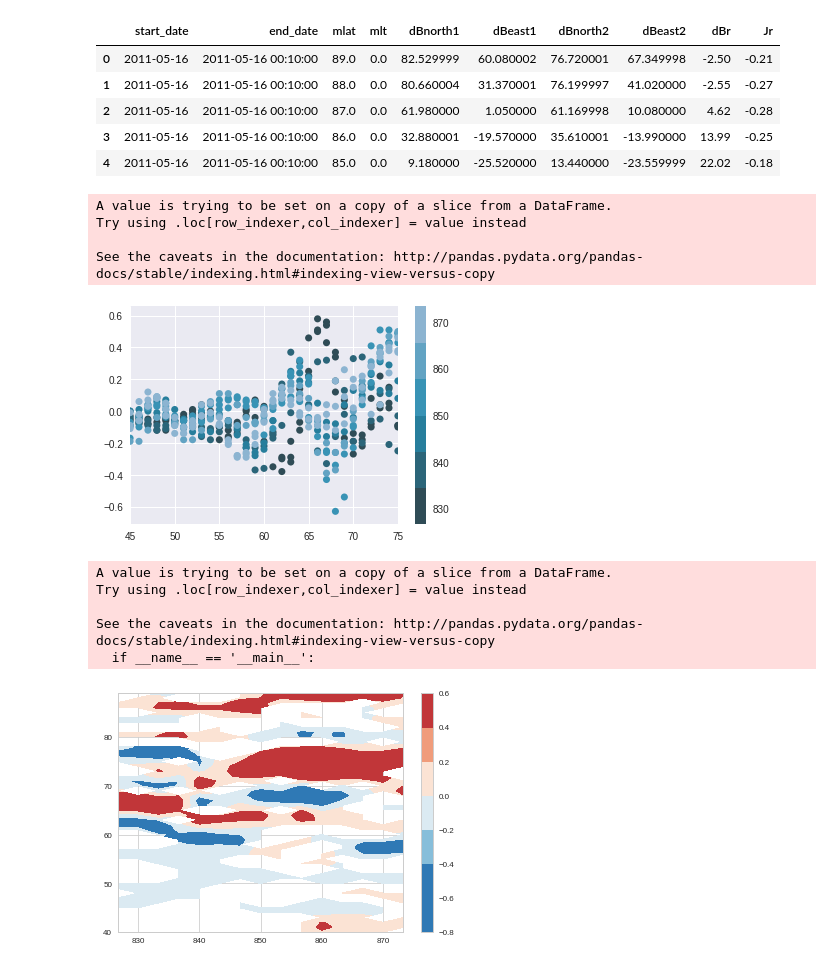
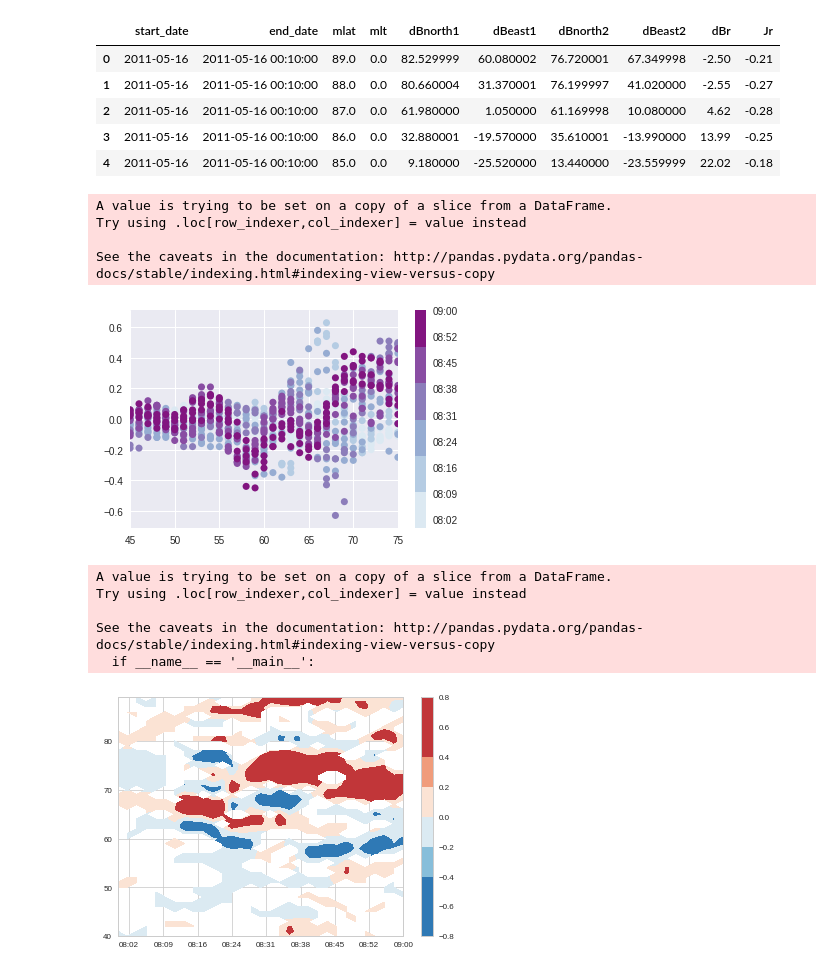
Before and after one commit to bharatreddy/scwsaps, a Jupyter notebook: ipy/get_scw.ipynb, the cells around one changed output. Cells and saved outputs as stored; diff of their text form; code cells hidden in the pictures.

Commit message:
first combined plot amp sd

```diff
--- a/ipy/get_scw.ipynb
+++ b/ipy/get_scw.ipynb
@@ -18,9 +18,9 @@ from davitpy import utils
 Populating the interactive namespace from numpy and matplotlib
 # %%
 ampFName = "../data/20110516.0000.86400.120.north.grd.ncdf"
-startDate = datetime.datetime( 2011, 5, 16, 8, 15 )
+startDate = datetime.datetime( 2011, 5, 16, 8, 0 )
 selDate = datetime.datetime( 2011, 5, 16, 8, 20 )
-endDate = datetime.datetime( 2011, 5, 16, 8, 45 )
+endDate = datetime.datetime( 2011, 5, 16, 9, 0 )
 delTime = datetime.timedelta(minutes=4)
 coords = "mlt"
 # %%
@@ -49,27 +49,30 @@ ampDF.head()
 | 3 | 2011-05-16 | 2011-05-16 00:10:00 | 86.0 | 0.0 | 32.880001 | -19.570000 | 35.610001 | -13.990000 | 13.99 | -0.25 |
 | 4 | 2011-05-16 | 2011-05-16 00:10:00 | 85.0 | 0.0 | 9.180000 | -25.520000 | 13.440000 | -23.559999 | 22.02 | -0.18 |
 # %%
-seaMap = ListedColormap(sns.color_palette("PuBuGn_d"))
+seaMap = ListedColormap(sns.color_palette("BuPu"))
 selMlt = 22.
 
 fig = plt.figure()
 ax = fig.add_subplot(111)
 
 selDF = ampDF[ ((ampDF["start_date"] >= startDate) & (ampDF["start_date"] <= endDate) &\
                     (ampDF["mlt"] == selMlt) & (numpy.abs(ampDF["Jr"])>=0.)) ]
-selDF["time"] = selDF["start_date"].map(lambda x:(x.hour + x.minute/60.)*100)
+selDF["time"] = [ date2num(x) for x in selDF["start_date"] ]#selDF["start_date"].map(lambda x:(x.hour + x.minute/60.)*100)
 smap = ax.scatter(selDF['mlat'],selDF['Jr'],s=50,c=selDF['time'],
                   edgecolors='none', marker='o', cmap=seaMap)
 ax.set_xlim( [45, 75] )
 cb = fig.colorbar(smap, orientation='vertical')
+# ax.get_xaxis().set_major_formatter(DateFormatter('%H:%M'))
+cb.formatter = DateFormatter('%H:%M')
+cb.update_ticks()
 # cb.ax.set_yticklabels(set([ x.strftime('%H:%M') for x in selDF['start_date'] ]))
 fig.savefig( "../plots/mltAmpTime.pdf",bbox_inches='tight' )
 # %% [output]
 A value is trying to be set on a copy of a slice from a DataFrame.
 Try using .loc[row_indexer,col_indexer] = value instead
 
 See the caveats in the documentation: http://pandas.pydata.org/pandas-docs/stable/indexing.html#indexing-view-versus-copy
-[figure, old version]
+[figure, new version]
 # %%
 # Isolate SCW!!!
 # Set some cutoffs
@@ -90,15 +93,19 @@ fig = plt.figure()
 ax = fig.add_subplot(111)
 selDF = ampDF[ ((ampDF["start_date"] >= startDate) & (ampDF["start_date"] <= endDate) &\
                     (ampDF["mlt"] == 22) & (numpy.abs(ampDF["Jr"])>=0.05)) ]
-selDF["time"] = selDF["start_date"].map(lambda x:(x.hour + x.minute/60.)*100)
+selDF["time"] = [ date2num(x) for x in selDF["start_date"] ]#selDF["start_date"].map(lambda x:(x.hour + x.minute/60.)*100)
 plotAmpDF = selDF[ ["mlat", "time",\
                         "Jr"] ].pivot( "mlat", "time" )
 mlatVals = plotAmpDF.index.values
 timeVals = plotAmpDF.columns.levels[1].values
 mlatCntr, timeCntr  = numpy.meshgrid( mlatVals, timeVals )
-ampPlot = ax.contourf(timeCntr, mlatCntr, plotAmpDF["Jr"].values.T, cmap=seaMap, vmin=-0.4,vmax=0.4)
+jrVals = numpy.ma.masked_where(numpy.isnan(plotAmpDF["Jr"].values),plotAmpDF["Jr"].values)
+ampPlot = ax.contourf(timeCntr, mlatCntr,jrVals.T, cmap=seaMap, vmin=-0.4,vmax=0.4)
 cbar = plt.colorbar(ampPlot, orientation='vertical')
 cbar.set_clim(-0.5, 0.5)
+
+ax.get_xaxis().set_major_formatter(DateFormatter('%H:%M'))
+
 fig.savefig( "../plots/cntrSCW.pdf",bbox_inches='tight' )
 # %% [output]
 A value is trying to be set on a copy of a slice from a DataFrame.
@@ -106,4 +113,4 @@ Try using .loc[row_indexer,col_indexer] = value instead
 
 See the caveats in the documentation: http://pandas.pydata.org/pandas-docs/stable/indexing.html#indexing-view-versus-copy
   if __name__ == '__main__':
-[figure, old version]
+[figure, new version]
```
Also changed, not shown: parts of 2 cells of this notebook, 12 other files.
